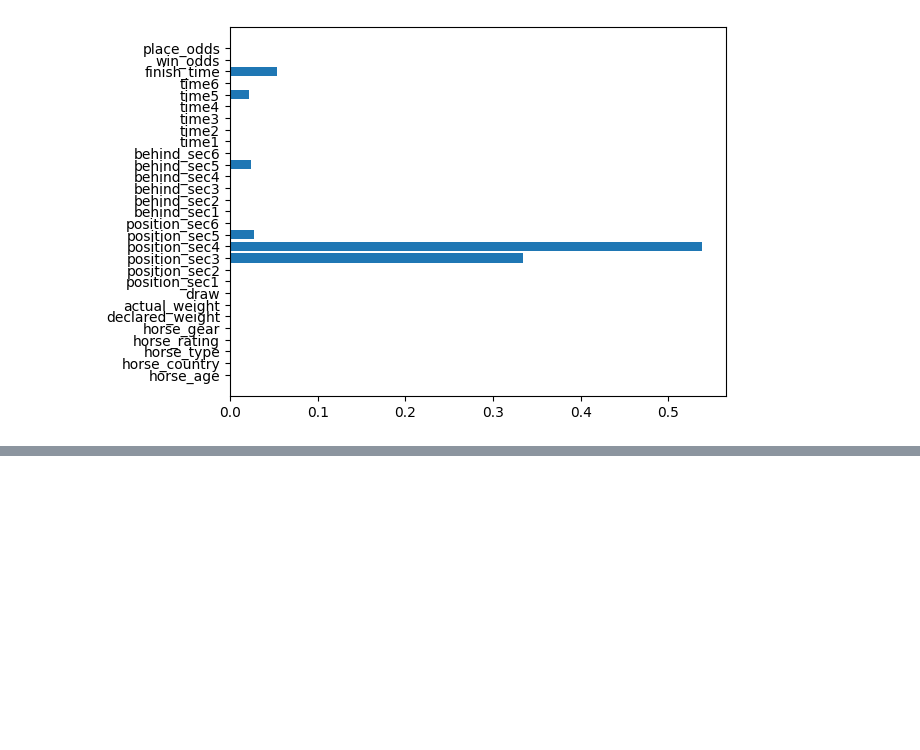
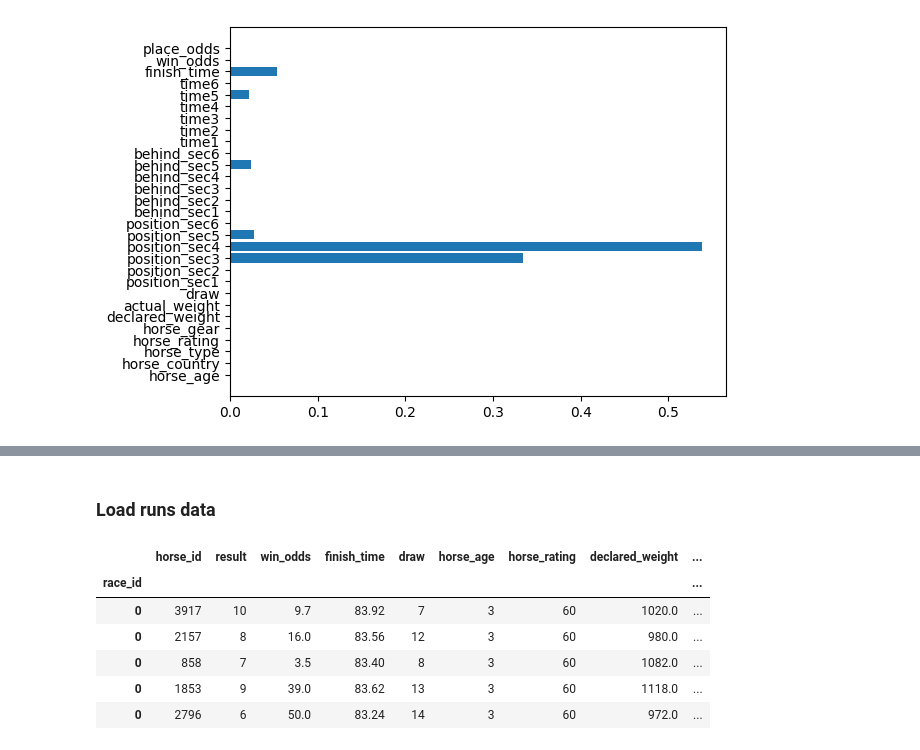
Before and after one commit to kjahan/horse_racing, a Jupyter notebook: notebooks/explore_horse_racing.ipynb, the cells around one changed output, grey strips where cells are left out. Saved outputs shown, nothing was run; the diff lists cells and outputs as text; code cells hidden in the pictures; blank space fills up the shorter version.

```diff
--- a/notebooks/explore_horse_racing.ipynb
+++ b/notebooks/explore_horse_racing.ipynb
@@ -953,0 +1141,14 @@ Table of contents:
+# %% [markdown]
+### Load runs data
+# %%
+runs_df = pd.read_csv(r"../data/runs.csv", delimiter=",", header=0, index_col='race_id')
+runs_df = runs_df[['horse_id', 'result', 'win_odds', 'finish_time', 'draw', 'horse_age', 'horse_rating', 'declared_weight', 'actual_weight', 'jockey_id', 'trainer_id']]
+runs_df.head(5)
+# %% [output]
+|  | horse_id | result | win_odds | finish_time | draw | horse_age | horse_rating | declared_weight | ... |
+| race_id |  |  |  |  |  |  |  |  | ... |
+| 0 | 3917 | 10 | 9.7 | 83.92 | 7 | 3 | 60 | 1020.0 | ... |
+| 0 | 2157 | 8 | 16.0 | 83.56 | 12 | 3 | 60 | 980.0 | ... |
+| 0 | 858 | 7 | 3.5 | 83.40 | 8 | 3 | 60 | 1082.0 | ... |
+| 0 | 1853 | 9 | 39.0 | 83.62 | 13 | 3 | 60 | 1118.0 | ... |
+| 0 | 2796 | 6 | 50.0 | 83.24 | 14 | 3 | 60 | 972.0 | ... |
```
Also changed, not shown: parts of 18 cells of this notebook.
